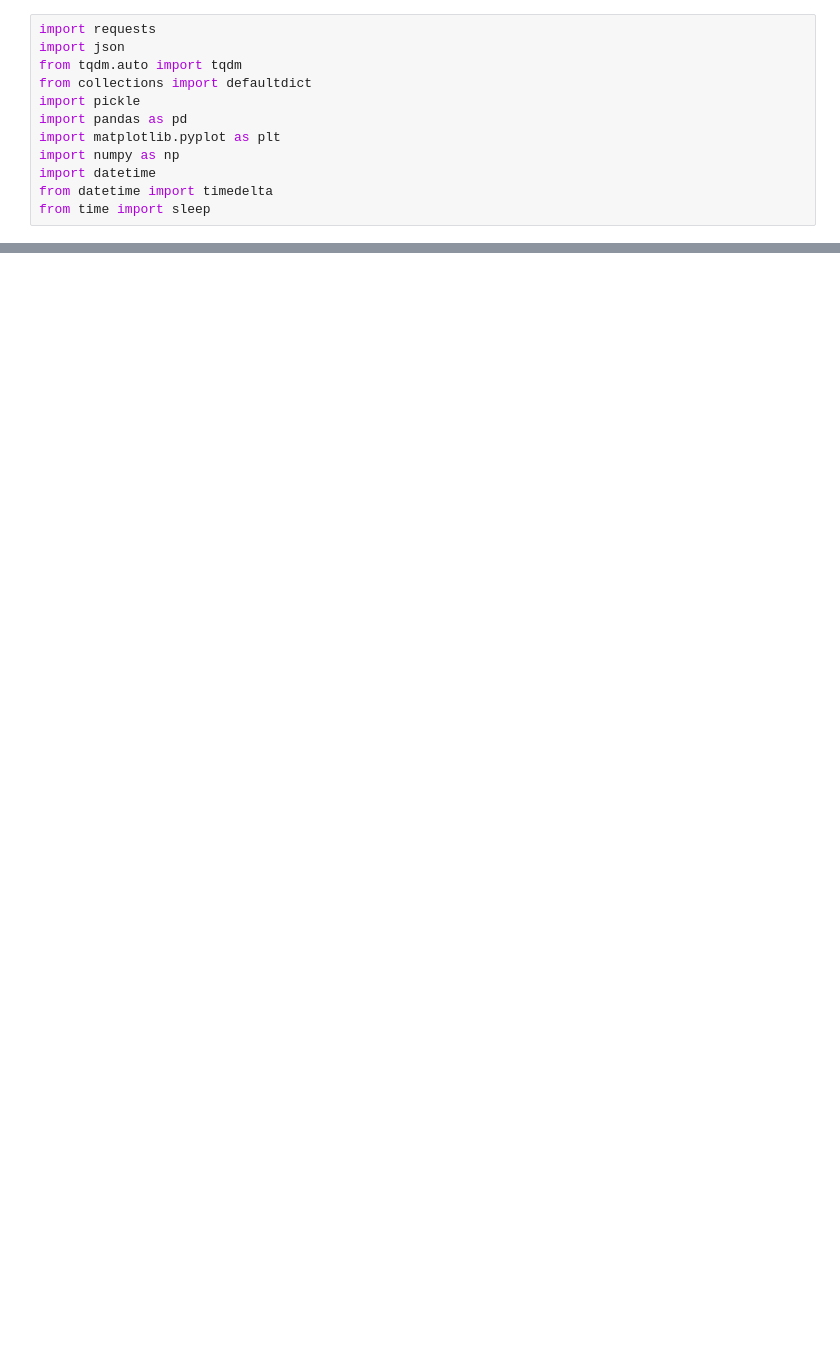
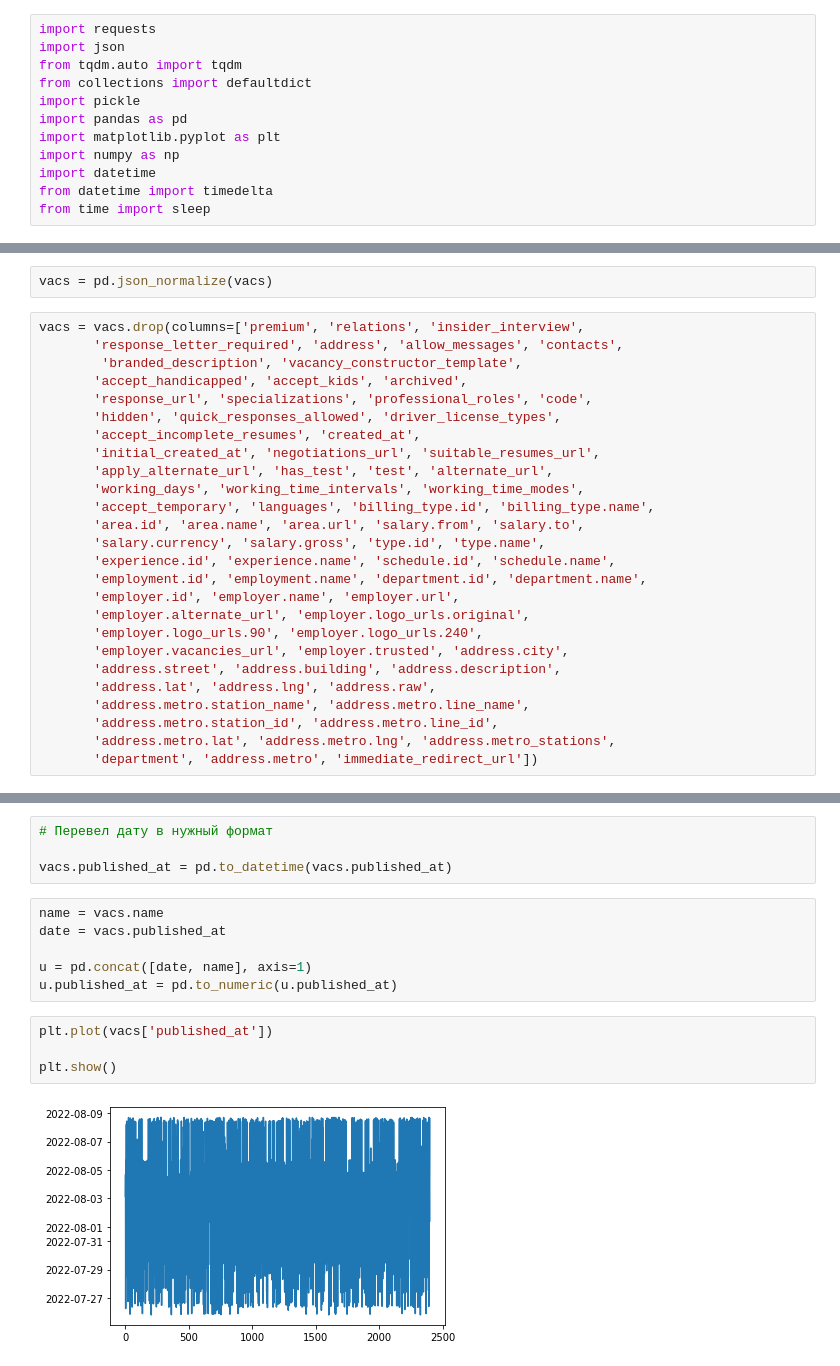
Before and after one commit to Andrewekb/study_for_github, a Jupyter notebook: hh-api-task.ipynb, the cells around one changed output, grey strips where cells are left out. Saved outputs shown, nothing was run; the diff lists cells and outputs as text; blank space fills up the shorter version.

```diff
--- a/hh-api-task.ipynb
+++ b/hh-api-task.ipynb
@@ -64,0 +69,28 @@ for vac_id in tqdm(set(all_vacancy_ids)):
+# %%
+vacs = pd.json_normalize(vacs)
+# %%
+vacs = vacs.drop(columns=['premium', 'relations', 'insider_interview',
+       'response_letter_required', 'address', 'allow_messages', 'contacts',
+        'branded_description', 'vacancy_constructor_template',
+       'accept_handicapped', 'accept_kids', 'archived',
+       'response_url', 'specializations', 'professional_roles', 'code',
+       'hidden', 'quick_responses_allowed', 'driver_license_types',
+       'accept_incomplete_resumes', 'created_at',
+       'initial_created_at', 'negotiations_url', 'suitable_resumes_url',
+       'apply_alternate_url', 'has_test', 'test', 'alternate_url',
+       'working_days', 'working_time_intervals', 'working_time_modes',
+       'accept_temporary', 'languages', 'billing_type.id', 'billing_type.name',
+       'area.id', 'area.name', 'area.url', 'salary.from', 'salary.to',
+       'salary.currency', 'salary.gross', 'type.id', 'type.name',
+       'experience.id', 'experience.name', 'schedule.id', 'schedule.name',
+       'employment.id', 'employment.name', 'department.id', 'department.name',
+       'employer.id', 'employer.name', 'employer.url',
+       'employer.alternate_url', 'employer.logo_urls.original',
+       'employer.logo_urls.90', 'employer.logo_urls.240',
+       'employer.vacancies_url', 'employer.trusted', 'address.city',
+       'address.street', 'address.building', 'address.description',
+       'address.lat', 'address.lng', 'address.raw',
+       'address.metro.station_name', 'address.metro.line_name',
+       'address.metro.station_id', 'address.metro.line_id',
+       'address.metro.lat', 'address.metro.lng', 'address.metro_stations',
+       'department', 'address.metro', 'immediate_redirect_url'])
@@ -64,0 +106,16 @@ for vac_id in tqdm(set(all_vacancy_ids)):
+# %%
+# Перевел дату в нужный формат
+
+vacs.published_at = pd.to_datetime(vacs.published_at)
+# %%
+name = vacs.name
+date = vacs.published_at
+
+u = pd.concat([date, name], axis=1)
+u.published_at = pd.to_numeric(u.published_at)
+# %%
+plt.plot(vacs['published_at'])
+
+plt.show()
+# %% [output]
+[figure, added]
```
Also changed, not shown: parts of 9 cells of this notebook.
